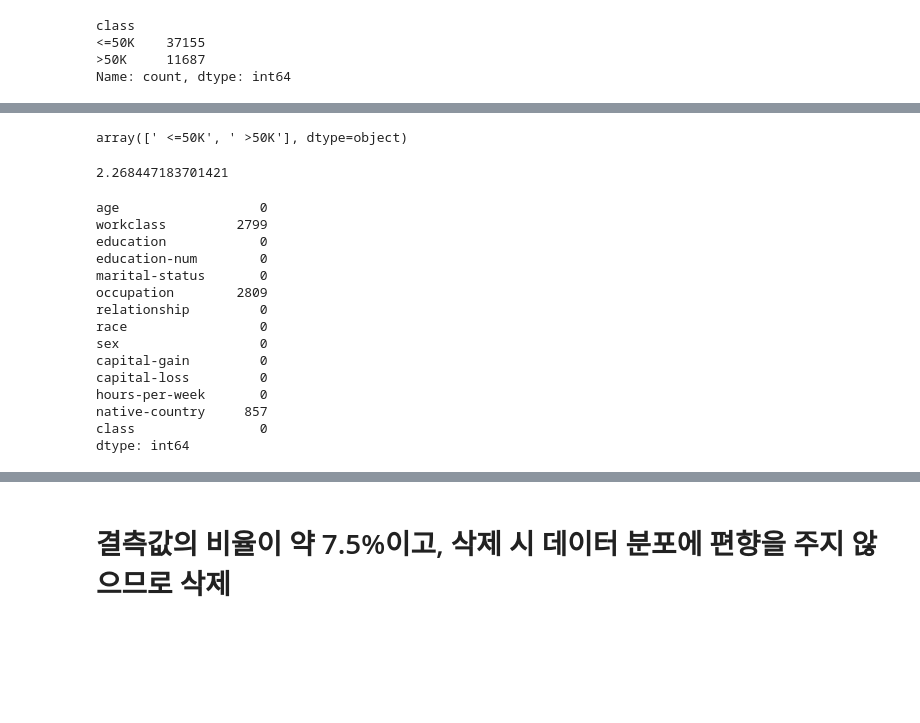
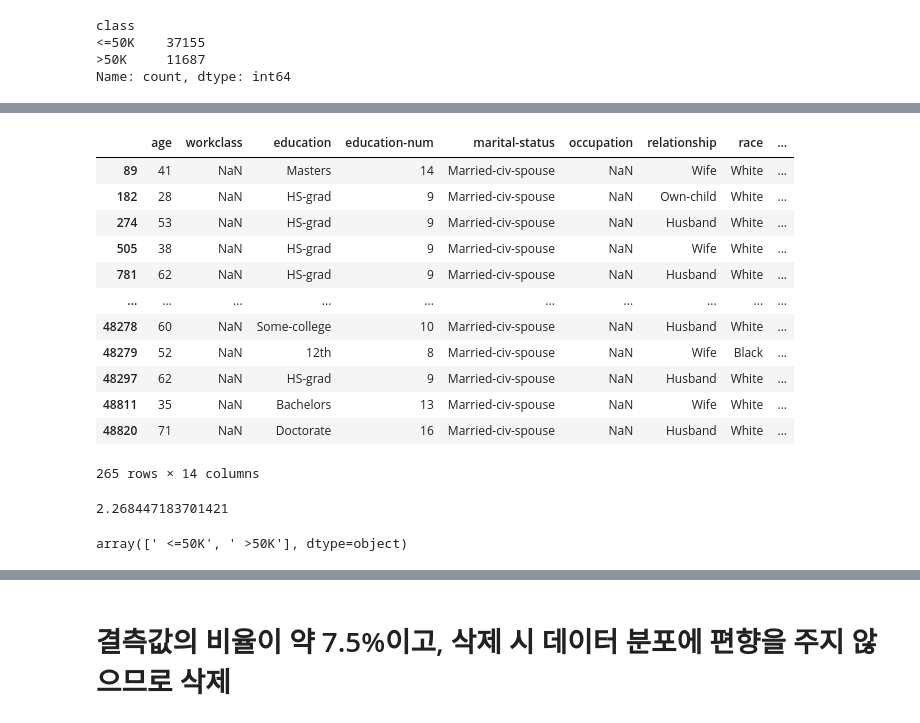
Before and after one commit to KEEPGOINGNOW/Fintech_Service_2nd, a Jupyter notebook: 05_Machine_Learning/09_지도학습_분류분석_연봉데이터_배깅_부스팅_2.ipynb, the cells around one changed output, grey strips where cells are left out. Cells and saved outputs as stored; diff of their text form; code cells hidden in the pictures; blank space fills up the shorter version.

Commit message:
Data_Analysis_41

```diff
--- a/05_Machine_Learning/09_지도학습_분류분석_연봉데이터_배깅_부스팅_2.ipynb
+++ b/05_Machine_Learning/09_지도학습_분류분석_연봉데이터_배깅_부스팅_2.ipynb
@@ -113 +146,22 @@ data[(data['occupation'].isna()) & (data['workclass'].isna())]
+# %%
+# workclass와 occupation의 결측치가 같이 존재하는 경우가 많음
+data[(data['workclass'].isna()) & (data['occupation'].isna()) & (data['class'] == " >50K")]
+# %% [output]
+|  | age | workclass | education | education-num | marital-status | occupation | relationship | race | ... |
+| 89 | 41 | NaN | Masters | 14 | Married-civ-spouse | NaN | Wife | White | ... |
+| 182 | 28 | NaN | HS-grad | 9 | Married-civ-spouse | NaN | Own-child | White | ... |
+| 274 | 53 | NaN | HS-grad | 9 | Married-civ-spouse | NaN | Husband | White | ... |
+| 505 | 38 | NaN | HS-grad | 9 | Married-civ-spouse | NaN | Wife | White | ... |
+| 781 | 62 | NaN | HS-grad | 9 | Married-civ-spouse | NaN | Husband | White | ... |
+| ... | ... | ... | ... | ... | ... | ... | ... | ... | ... |
+| 48278 | 60 | NaN | Some-college | 10 | Married-civ-spouse | NaN | Husband | White | ... |
+| 48279 | 52 | NaN | 12th | 8 | Married-civ-spouse | NaN | Wife | Black | ... |
+| 48297 | 62 | NaN | HS-grad | 9 | Married-civ-spouse | NaN | Husband | White | ... |
+| 48811 | 35 | NaN | Bachelors | 13 | Married-civ-spouse | NaN | Wife | White | ... |
+| 48820 | 71 | NaN | Doctorate | 16 | Married-civ-spouse | NaN | Husband | White | ... |
+265 rows × 14 columns
+# %%
+265 / 11682 * 100
+# %% [output]
+2.268447183701421
 # %%
@@ -115,25 +168,3 @@ data[(data['occupation'].isna()) & (data['workclass'].isna())]
 data['class'].unique()
 # %% [output]
 array([' <=50K', ' >50K'], dtype=object)
-# %%
-265 / 11682 * 100
-# %% [output]
-2.268447183701421
-# %%
-data.isna().sum()
-# %% [output]
-age                  0
-workclass         2799
-education            0
-education-num        0
-marital-status       0
-occupation        2809
-relationship         0
-race                 0
-sex                  0
-capital-gain         0
-capital-loss         0
-hours-per-week       0
-native-country     857
-class                0
-dtype: int64
```
Also changed, not shown: parts of 95 cells of this notebook, 7 other files.
